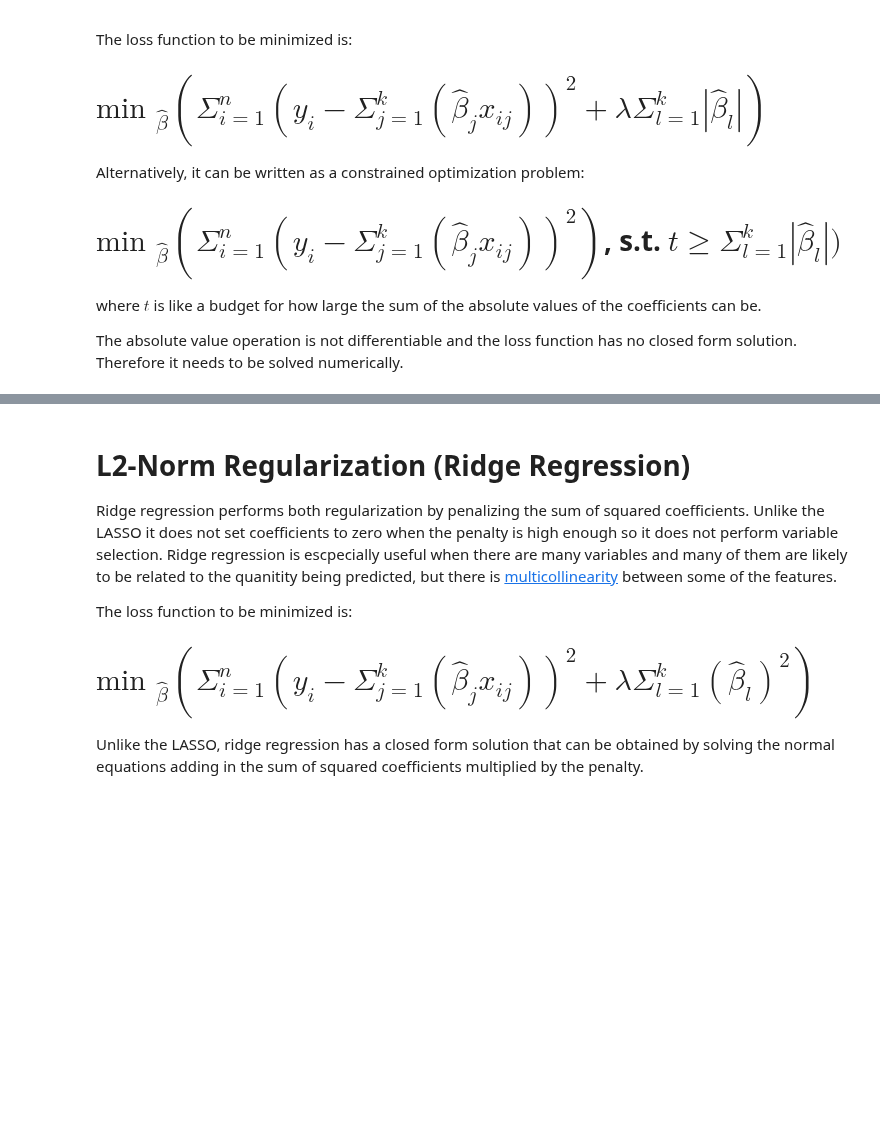
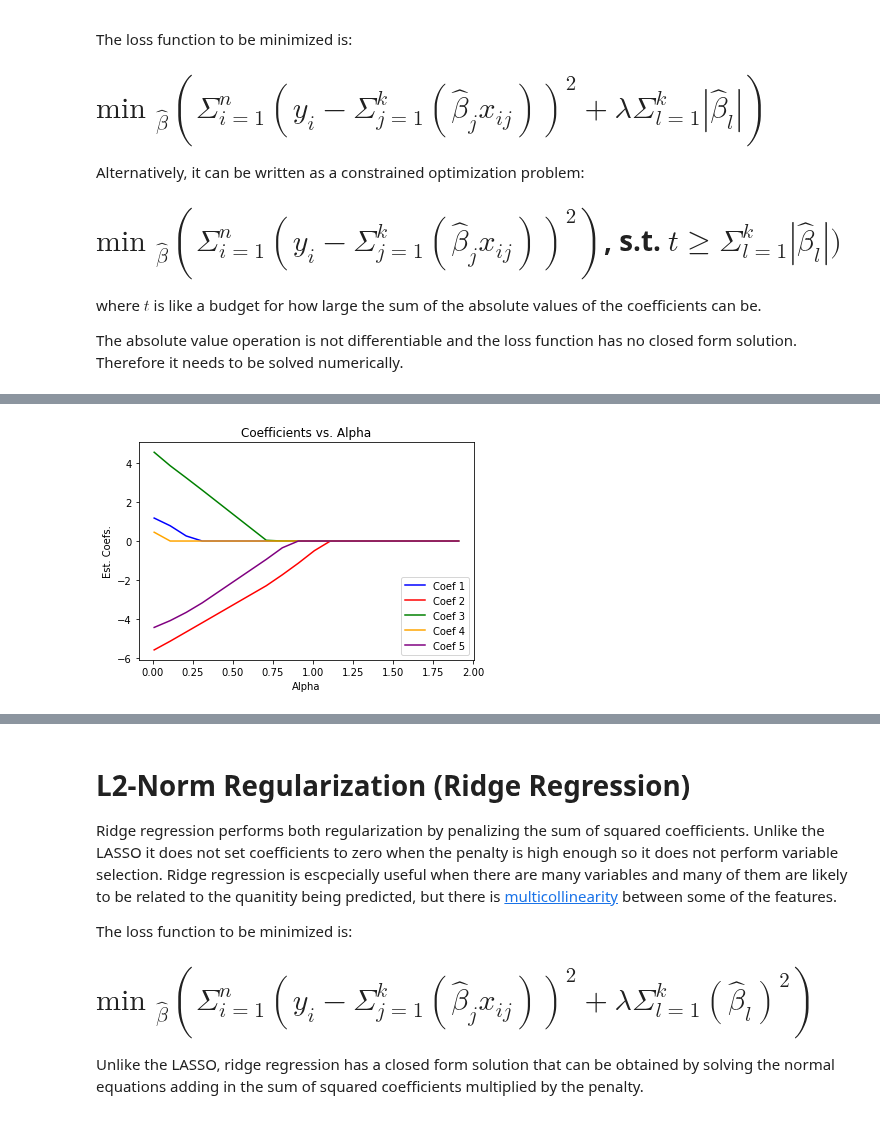
Before and after one commit to jkclem/duct-taped-ml, a Jupyter notebook: supervised/parametric/LinearModels/Linear Regression Regularization.ipynb, the cells around one changed output, grey strips where cells are left out. Cells and saved outputs as stored; diff of their text form; code cells hidden in the pictures; blank space fills up the shorter version.

```diff
--- a/supervised/parametric/LinearModels/Linear Regression Regularization.ipynb
+++ b/supervised/parametric/LinearModels/Linear Regression Regularization.ipynb
@@ -131,0 +183,37 @@ array([-1.09066714e-02, -2.07968766e+00,  1.15639693e-01, -4.96379663e-02,
+# %%
+from sklearn.linear_model import Lasso
+
+X_train, y_train, X_test, y_test = make_datasets(100, 5, num_zero=0, beta_scale=4., eta=1, seed=2)
+
+coef_1, coef_2, coef_3, coef_4, coef_5 = [], [], [], [], []
+
+alphas = np.arange(0.01, 2.01, 0.1)
+for alpha in alphas:
+    my_lasso = Lasso(alpha=alpha, normalize=True)
+    my_lasso.fit(X_train, y_train)
+
+    for i in range(len(my_lasso.coef_)):
+        beta_hat = my_lasso.coef_[i]
+        if i == 0:
+            coef_1.append(beta_hat)
+        elif i == 1:
+            coef_2.append(beta_hat)
+        elif i == 2:
+            coef_3.append(beta_hat)
+        elif i == 3:
+            coef_4.append(beta_hat)
+        else:
+            coef_5.append(beta_hat)
+
+plt.plot(alphas, coef_1, color="blue", label="Coef 1")
+plt.plot(alphas, coef_2, color="red", label="Coef 2")
+plt.plot(alphas, coef_3, color="green", label="Coef 3")
+plt.plot(alphas, coef_4, color="orange", label="Coef 4")
+plt.plot(alphas, coef_5, color="purple", label="Coef 5")
+plt.title("Coefficients vs. Alpha")
+plt.xlabel("Alpha")
+plt.ylabel("Est. Coefs.")
+plt.legend(loc="lower right")
+plt.show()
+# %% [output]
+[figure, added]
```
Also changed, not shown: parts of 8 cells of this notebook.
